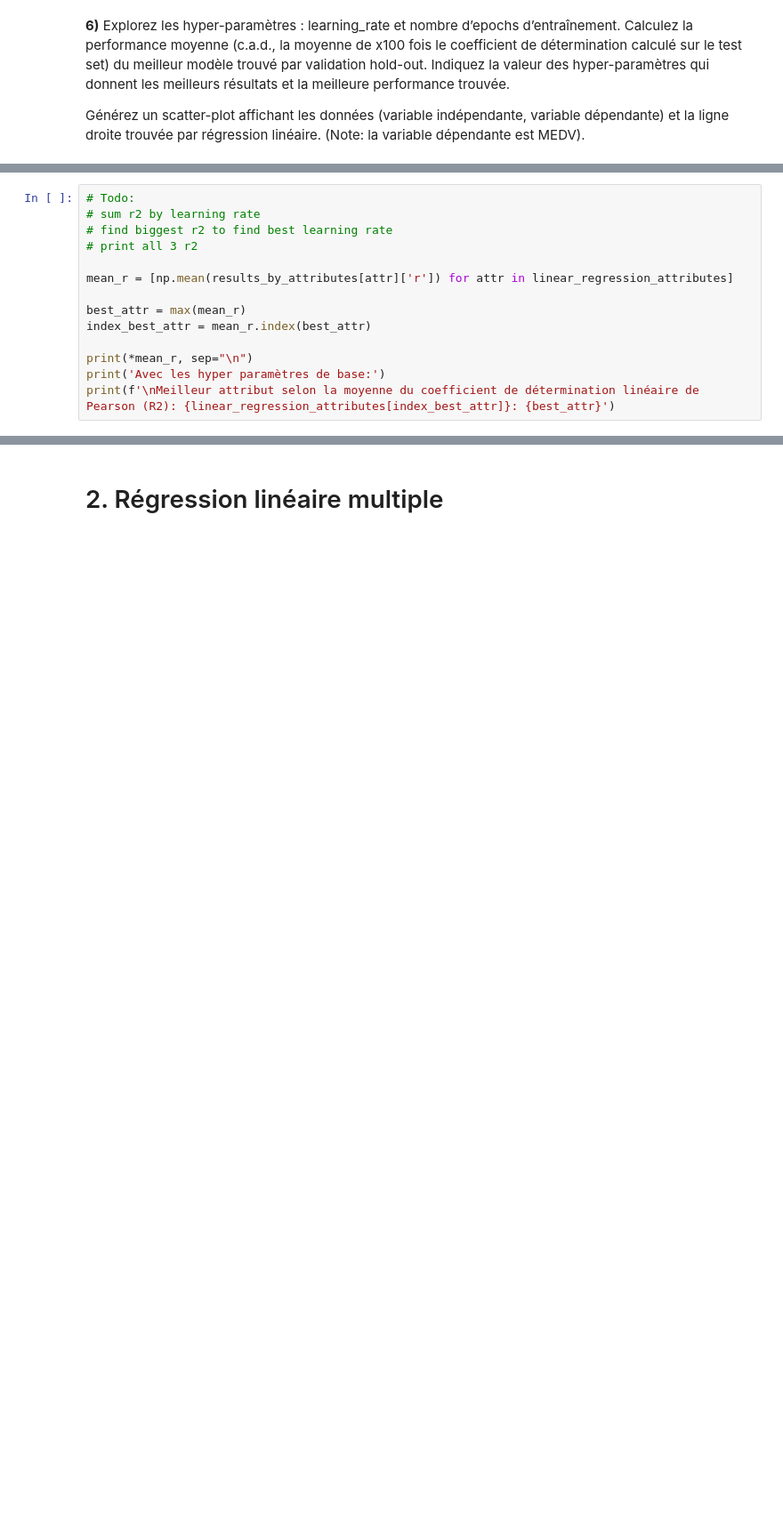
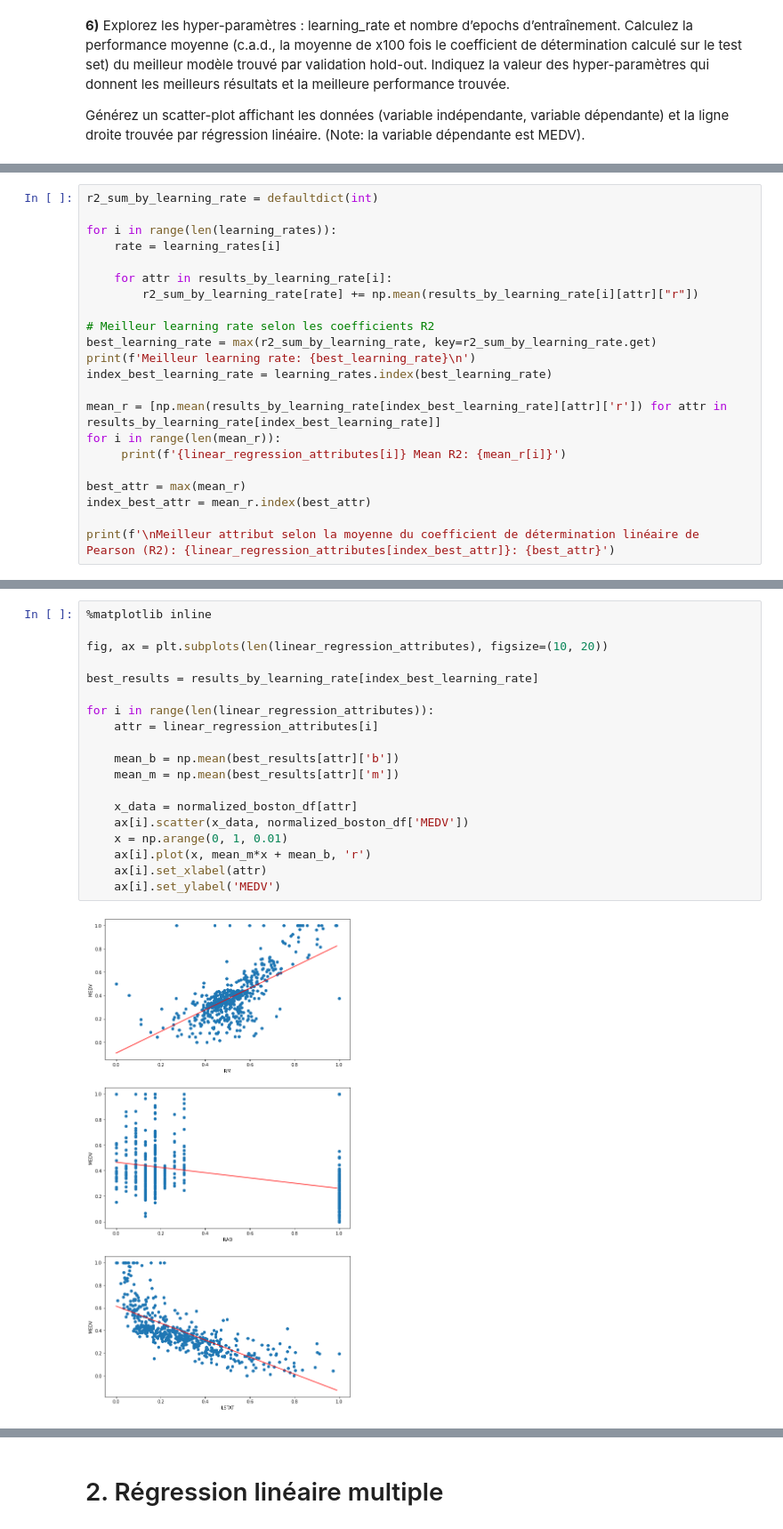
Before and after one commit to heig-vkaelin/isd, a Jupyter notebook: Labo5.ipynb, the cells around one changed output, grey strips where cells are left out. Shown at 89% size. Cells and saved outputs as stored; diff of their text form; blank space fills up the shorter version.

```diff
--- a/Labo5.ipynb
+++ b/Labo5.ipynb
@@ -352,15 +321,23 @@ Mean R2: 0.5460474053407842
 # %%
-# Todo:
-# sum r2 by learning rate
-# find biggest r2 to find best learning rate
-# print all 3 r2
+r2_sum_by_learning_rate = defaultdict(int)
 
-mean_r = [np.mean(results_by_attributes[attr]['r']) for attr in linear_regression_attributes]
+for i in range(len(learning_rates)):
+    rate = learning_rates[i]
+
+    for attr in results_by_learning_rate[i]:
+        r2_sum_by_learning_rate[rate] += np.mean(results_by_learning_rate[i][attr]["r"])
+
+# Meilleur learning rate selon les coefficients R2
+best_learning_rate = max(r2_sum_by_learning_rate, key=r2_sum_by_learning_rate.get)
+print(f'Meilleur learning rate: {best_learning_rate}\n')
+index_best_learning_rate = learning_rates.index(best_learning_rate)
+
+mean_r = [np.mean(results_by_learning_rate[index_best_learning_rate][attr]['r']) for attr in results_by_learning_rate[index_best_learning_rate]]
+for i in range(len(mean_r)):
+     print(f'{linear_regression_attributes[i]} Mean R2: {mean_r[i]}')
 
 best_attr = max(mean_r)
 index_best_attr = mean_r.index(best_attr)
 
-print(*mean_r, sep="\n")
-print('Avec les hyper paramètres de base:')
 print(f'\nMeilleur attribut selon la moyenne du coefficient de détermination linéaire de Pearson (R2): {linear_regression_attributes[index_best_attr]}: {best_attr}')
 # %% [output]
@@ -373 +351,22 @@ Meilleur attribut selon la moyenne du coefficient de détermination linéaire de
+# %%
+%matplotlib inline
+
+fig, ax = plt.subplots(len(linear_regression_attributes), figsize=(10, 20))
+
+best_results = results_by_learning_rate[index_best_learning_rate]
+
+for i in range(len(linear_regression_attributes)):
+    attr = linear_regression_attributes[i]
+
+    mean_b = np.mean(best_results[attr]['b'])
+    mean_m = np.mean(best_results[attr]['m'])
+
+    x_data = normalized_boston_df[attr]
+    ax[i].scatter(x_data, normalized_boston_df['MEDV'])
+    x = np.arange(0, 1, 0.01)
+    ax[i].plot(x, mean_m*x + mean_b, 'r')
+    ax[i].set_xlabel(attr)
+    ax[i].set_ylabel('MEDV')
+# %% [output]
+[figure, added]
 # %% [markdown]
```
Also changed, not shown: parts of 10 cells of this notebook.
